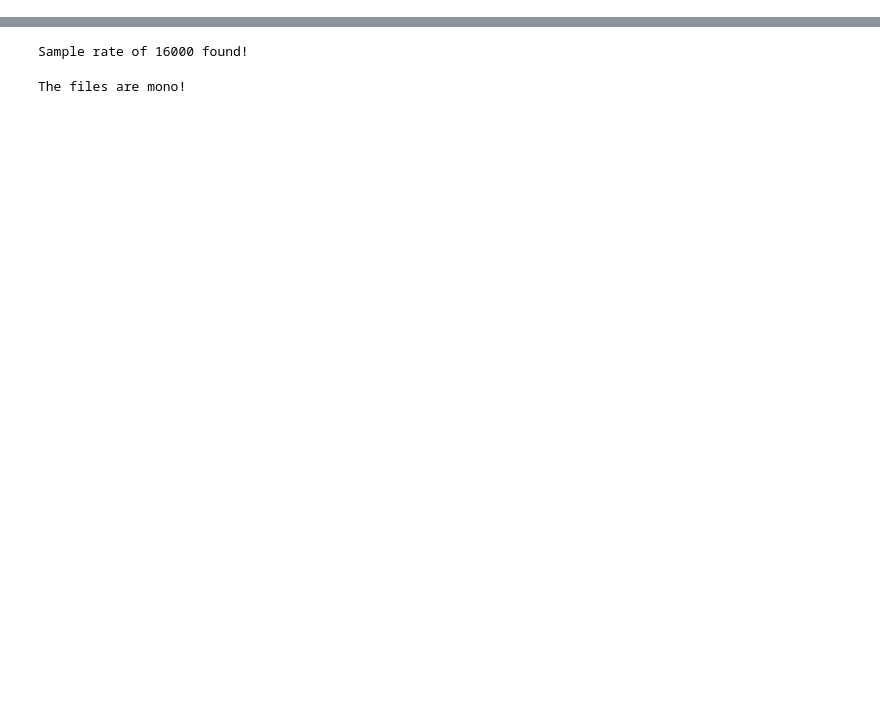
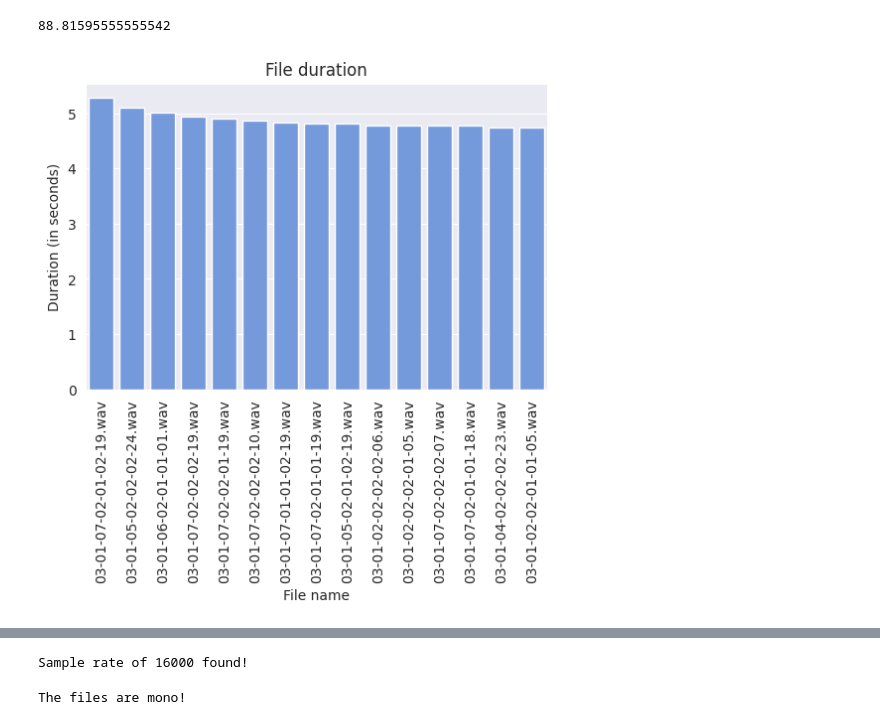
Before and after one commit to rafaelgreca/ser-wavelet, a Jupyter notebook: notebooks/eda.ipynb, the cells around one changed output, grey strips where cells are left out. Saved outputs shown, nothing was run; the diff lists cells and outputs as text; code cells hidden in the pictures; blank space fills up the shorter version.

Commit message:
adding emodb and ravdess readers + updating eda notebook

```diff
--- a/notebooks/eda.ipynb
+++ b/notebooks/eda.ipynb
@@ -200,0 +136,4 @@ def plot_file_duration(
+# %%
+ravdess_path = "/media/greca/HD/Datasets/RAVDESS/"
+ravdess_df = create_ravdess_train_dataframe(ravdess_path)
+ravdess_df.head()
@@ -200,0 +173,13 @@ def plot_file_duration(
+# %%
+ravdess_df["label"] = ravdess_df["label"].replace({
+    "neutral": "neutro",
+    "calm": "calmo",
+    "happy": "felicidade",
+    "sad": "tristeza",
+    "angry": "raiva",
+    "fearful": "medo",
+    "disgust": "nojo",
+    "surprised": "surprise"
+})
+
+ravdess_df.head()
@@ -200,0 +193,12 @@ def plot_file_duration(
+# %%
+ravdess_df = get_duration(
+    df=ravdess_df
+)
+
+print(sum(ravdess_df["duration"])/60)
+# %% [output]
+88.81595555555542
+# %%
+plot_file_duration(ravdess_df, top_n=15)
+# %% [output]
+[figure, added]
```
Also changed, not shown: parts of 36 cells of this notebook, 1 other file.
